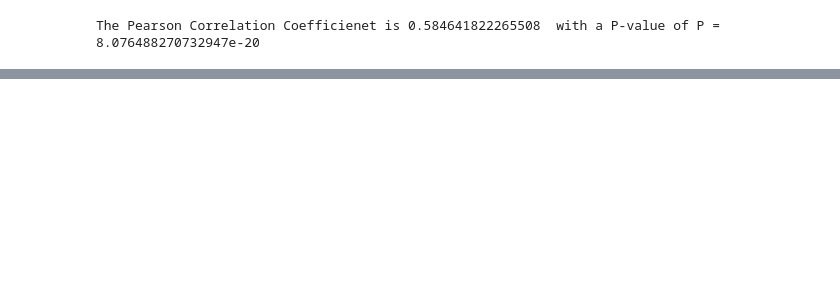
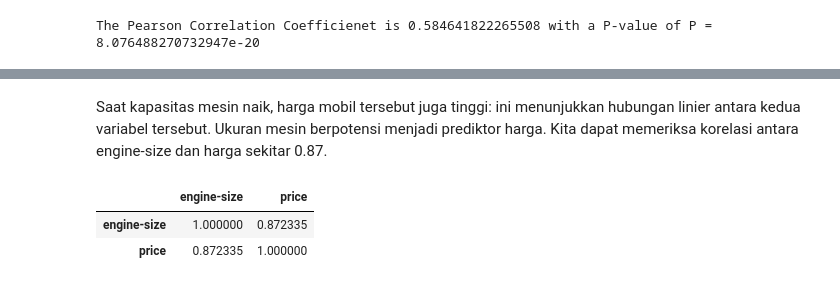
Before and after one commit to BagasAryo/Project-based-ML, a Jupyter notebook: Visualisasi_Data/VisualisasiData.ipynb, the cells around one changed output, grey strips where cells are left out. Drawn from its saved outputs; the diff is of its cells as text; code cells hidden in the pictures; blank space fills up the shorter version.

```diff
--- a/Visualisasi_Data/VisualisasiData.ipynb
+++ b/Visualisasi_Data/VisualisasiData.ipynb
@@ -584,0 +630,10 @@ The Pearson Correlation Coefficienet is 0.584641822265508  with a P-value of P =
+# %% [markdown]
+Saat kapasitas mesin naik, harga mobil tersebut juga tinggi:
+ini menunjukkan hubungan linier antara kedua variabel tersebut. Ukuran mesin berpotensi menjadi prediktor harga. Kita dapat memeriksa korelasi antara engine-size dan harga sekitar 0.87.
+# %%
+# mengetahui korelasi 'egnine-size' & 'price'
+df[['engine-size', 'price']].corr()
+# %% [output]
+|  | engine-size | price |
+| engine-size | 1.000000 | 0.872335 |
+| price | 0.872335 | 1.000000 |
```
Also changed, not shown: parts of 20 cells of this notebook, 2 other files.
